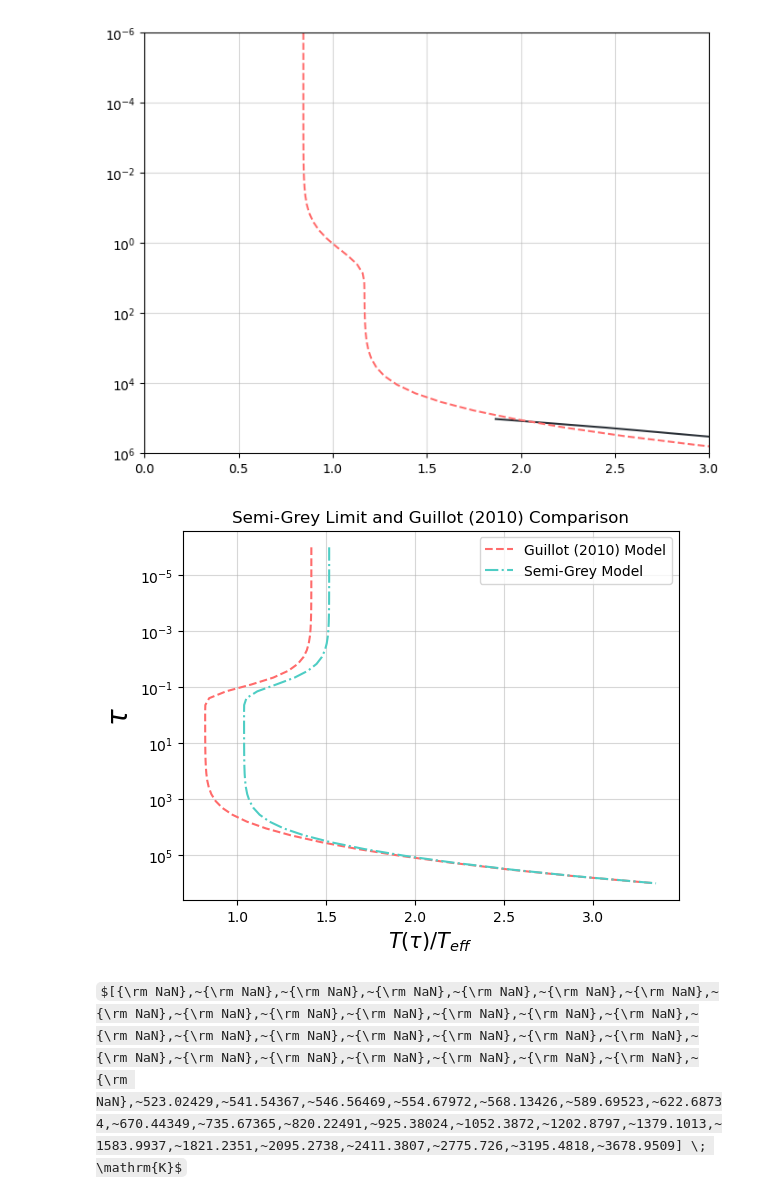
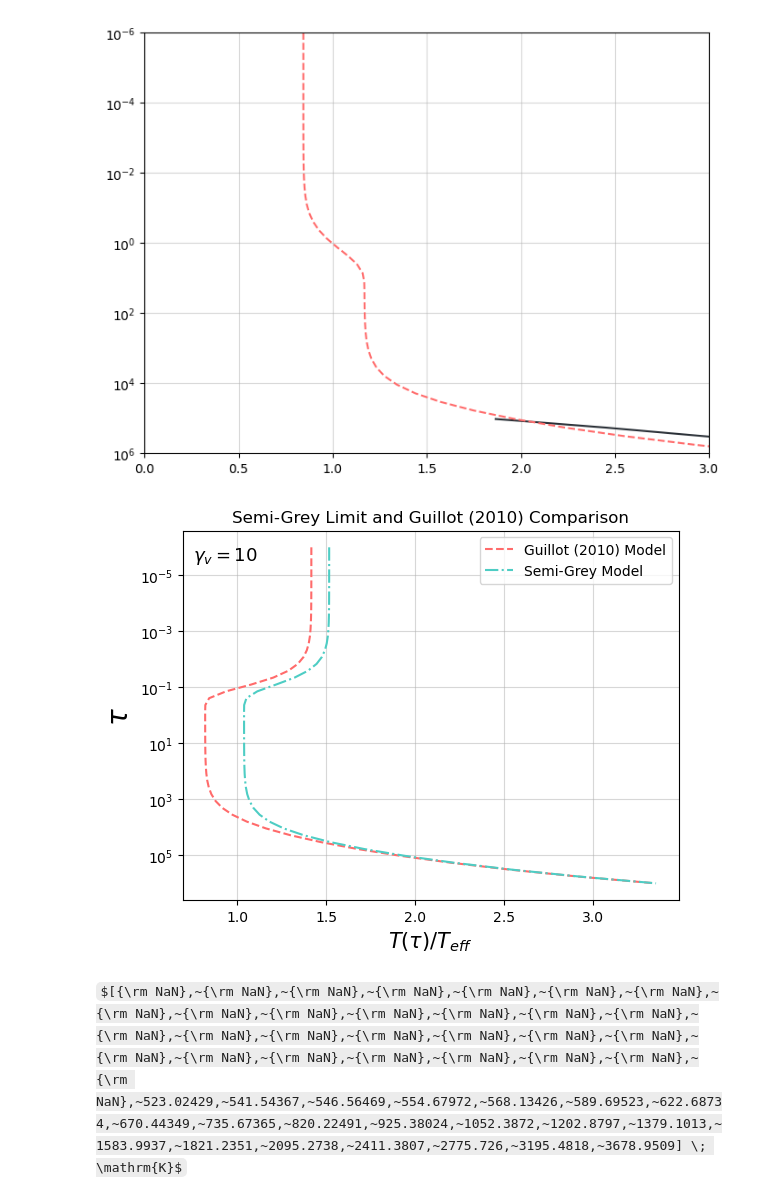
Before and after one commit to vernica-mehta/project-10, a Jupyter notebook: non-grey_model/non_grey.ipynb, the cells around one changed output. Cells and saved outputs as stored; diff of their text form; code cells hidden in the pictures; some formulas as TeX source.

```diff
--- a/non-grey_model/non_grey.ipynb
+++ b/non-grey_model/non_grey.ipynb
@@ -963,25 +963,26 @@ def semi_grey(tau, mu, gamma_v):
 # %%
 # Code is still wrong, still cant figure out the discrepancy. This is my
 # third and final attempt to fix it.
 semi_grey_temp = semi_grey(tau, 1/np.sqrt(3), 10)
 tau = np.logspace(-6, 6, 50)
 fig, ax = plt.subplots()
 
 T_eff = 1100*u.K
 
 ax.plot(guillot2010(tau, 10, 1/2)/T_eff, tau, '--', color = '#FF6B6B', label = "Guillot (2010) Model")
 ax.grid(alpha = 0.5)
 
 ax.plot(semi_grey_temp/T_eff, tau, '-.', color = '#4ECDC4', label = "Semi-Grey Model")
 ax.set_xlabel('$T(\\tau)/T_{eff}$', fontsize = 15)
 
 ax.set_ylabel('$\\tau$', fontsize = 20)
 ax.legend()
 ax.set_title('Semi-Grey Limit and Guillot (2010) Comparison')
+ax.text(0.75, 3e-6, '$\\gamma_v = 10$', fontsize = 13)
 ax.set_yscale('log')
 ax.invert_yaxis()
 # %% [output]
-[figure, old version]
+[figure, new version]
 # %%
 semi_grey_temp
 # %% [output]
```
Also changed, not shown: 1 other file.
